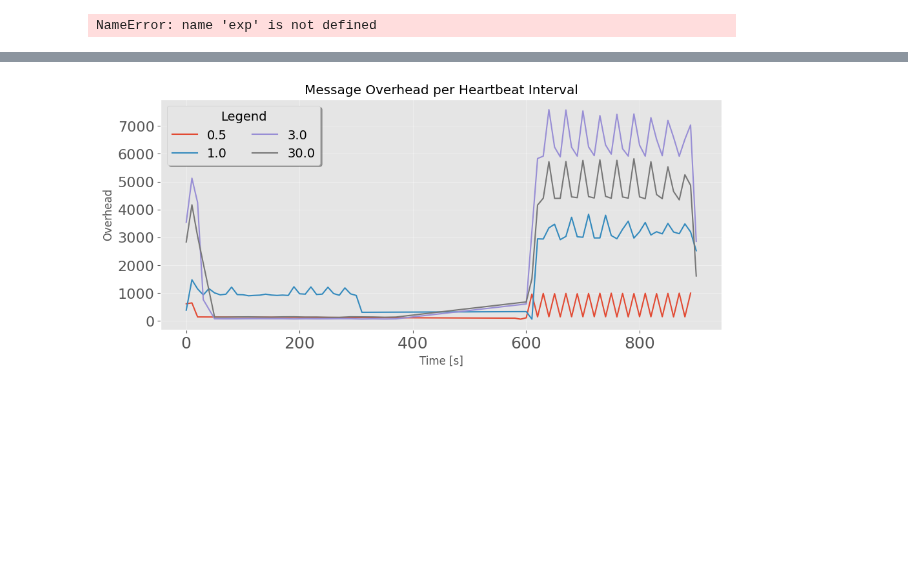
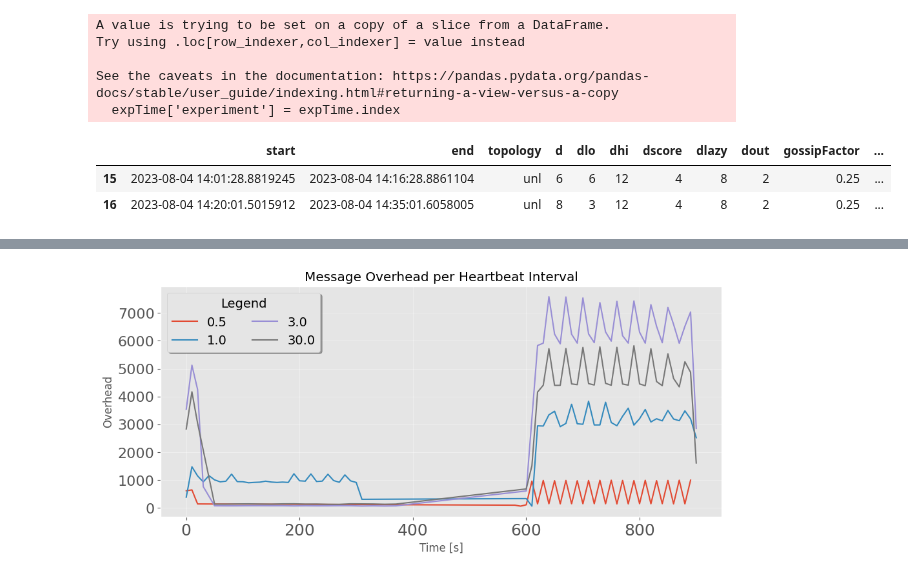
Before and after one commit to FlavScheidt/flexi-pipe, a Jupyter notebook: data/MessageOverheadByInterval.ipynb, the cells around one changed output, grey strips where cells are left out. Saved outputs shown, nothing was run; the diff lists cells and outputs as text; code cells hidden in the pictures; blank space fills up the shorter version.

```diff
--- a/data/Notebooks/MessageOverheadByD.ipynb
+++ b/data/MessageOverheadByInterval.ipynb
@@ -108,13 +124,20 @@ FileNotFoundError: [Errno 2] No such file or directory: './experiments.csv'
 # %%
 #Get times for different intervals
 # intervals = exp["interval"].drop_duplicates().sort_values().reset_index(drop=True)
 # intervals.head(10)
 
-expTime = exp[exp['startUnix'].astype(int).between(1689939205, 1689951448)]
+expTime = exp[exp['startUnix'].astype(int).between(1691157688,1691159701)]
 expTime['experiment'] = expTime.index
 
 expTime.head(20)
 # %% [output]
-NameError: name 'exp' is not defined
+A value is trying to be set on a copy of a slice from a DataFrame.
+Try using .loc[row_indexer,col_indexer] = value instead
+
+See the caveats in the documentation: https://pandas.pydata.org/pandas-docs/stable/user_guide/indexing.html#returning-a-view-versus-a-copy
+  expTime['experiment'] = expTime.index
+|  | start | end | topology | d | dlo | dhi | dscore | dlazy | dout | gossipFactor | ... |
+| 15 | 2023-08-04 14:01:28.8819245 | 2023-08-04 14:16:28.8861104 | unl | 6 | 6 | 12 | 4 | 8 | 2 | 0.25 | ... |
+| 16 | 2023-08-04 14:20:01.5015912 | 2023-08-04 14:35:01.6058005 | unl | 8 | 3 | 12 | 4 | 8 | 2 | 0.25 | ... |
 # %%
 data_frame = query_api.query_data_frame('from(bucket: "gs") '
```
Also changed, not shown: parts of 7 cells of this notebook, 7 other files.
